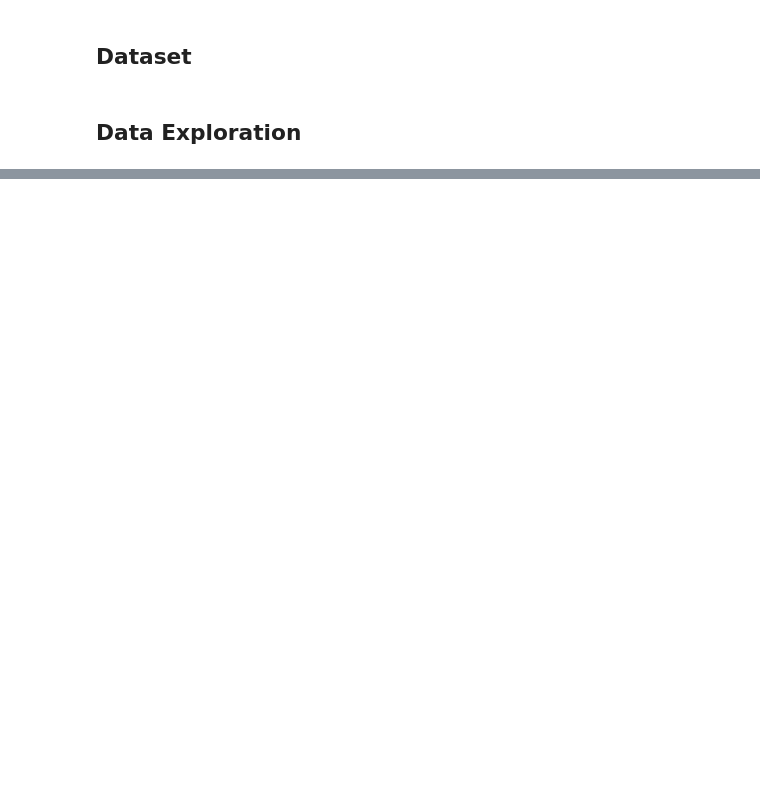
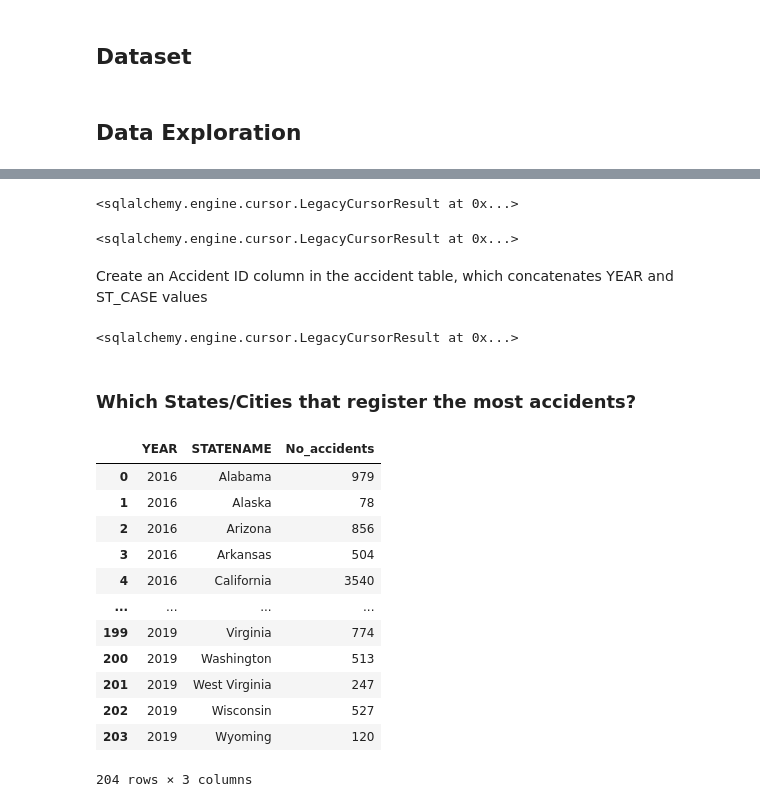
Before and after one commit to ddlondono/Traffic-Incidents-, a Jupyter notebook: Data 604 Project.ipynb, the cells around one changed output, grey strips where cells are left out. Saved outputs shown, nothing was run; the diff lists cells and outputs as text; code cells hidden in the pictures; blank space fills up the shorter version.

```diff
--- a/Data 604 Project.ipynb
+++ b/Data 604 Project.ipynb
@@ -30,0 +118,80 @@ Accident_columns =
+# %%
+addDatecol_Accidents = f'''
+    ALTER TABLE accidents
+    ADD DATE date'''
+
+addDatecol_Person = f'''
+    ALTER TABLE person
+    ADD DATE date'''
+
+engine.execute(addDatecol_Accidents)
+engine.execute(addDatecol_Person)
+# %% [output]
+<sqlalchemy.engine.cursor.LegacyCursorResult at 0x...>
+# %%
+createDatecol_Accidents = f'''
+    UPDATE accidents
+    SET DATE = str_to_date(
+        concat(
+            YEAR, '-',
+            IF(MONTH<10,concat('0',MONTH),MONTH), '-',
+            IF(DAY<10,concat('0',DAY),DAY)
+        ),
+        '%Y-%m-%d'
+    )'''
+
+createDatecol_Person = f'''
+    UPDATE person
+    SET DATE = str_to_date(
+        concat(
+            YEAR, '-',
+            IF(MONTH<10,concat('0',MONTH),MONTH), '-',
+            IF(DAY<10,concat('0',DAY),DAY)
+        ),
+        '%Y-%m-%d'
+    )'''
+
+engine.execute(createDatecol_Accidents)
+engine.execute(createDatecol_Person)
+# %% [output]
+<sqlalchemy.engine.cursor.LegacyCursorResult at 0x...>
+# %% [markdown]
+Create an Accident ID column in the accident table, which concatenates YEAR and ST_CASE values
+# %%
+createCol_accidentID = f'''
+ALTER TABLE accidents
+ADD ACCIDENT_ID bigint'''
+
+updateCol_accidentID = f'''
+UPDATE accidents
+SET ACCIDENT_ID = concat(YEAR, ST_CASE)'''
+
+engine.execute(createCol_accidentID)
+engine.execute(updateCol_accidentID)
+# %% [output]
+<sqlalchemy.engine.cursor.LegacyCursorResult at 0x...>
+# %% [markdown]
+### Which States/Cities that register the most accidents?
+# %%
+import pandas as pd
+
+trend_TopStates = pd.read_sql_query('''
+                                    SELECT YEAR(DATE) as YEAR, STATENAME, COUNT(*) as No_accidents
+                                    FROM accidents
+                                    GROUP BY YEAR(DATE), STATENAME''', engine)
+
+trend_TopStates
+# %% [output]
+|  | YEAR | STATENAME | No_accidents |
+| 0 | 2016 | Alabama | 979 |
+| 1 | 2016 | Alaska | 78 |
+| 2 | 2016 | Arizona | 856 |
+| 3 | 2016 | Arkansas | 504 |
+| 4 | 2016 | California | 3540 |
+| ... | ... | ... | ... |
+| 199 | 2019 | Virginia | 774 |
+| 200 | 2019 | Washington | 513 |
+| 201 | 2019 | West Virginia | 247 |
+| 202 | 2019 | Wisconsin | 527 |
+| 203 | 2019 | Wyoming | 120 |
+204 rows × 3 columns
```
Also changed, not shown: parts of 24 cells of this notebook, 5 other files.
